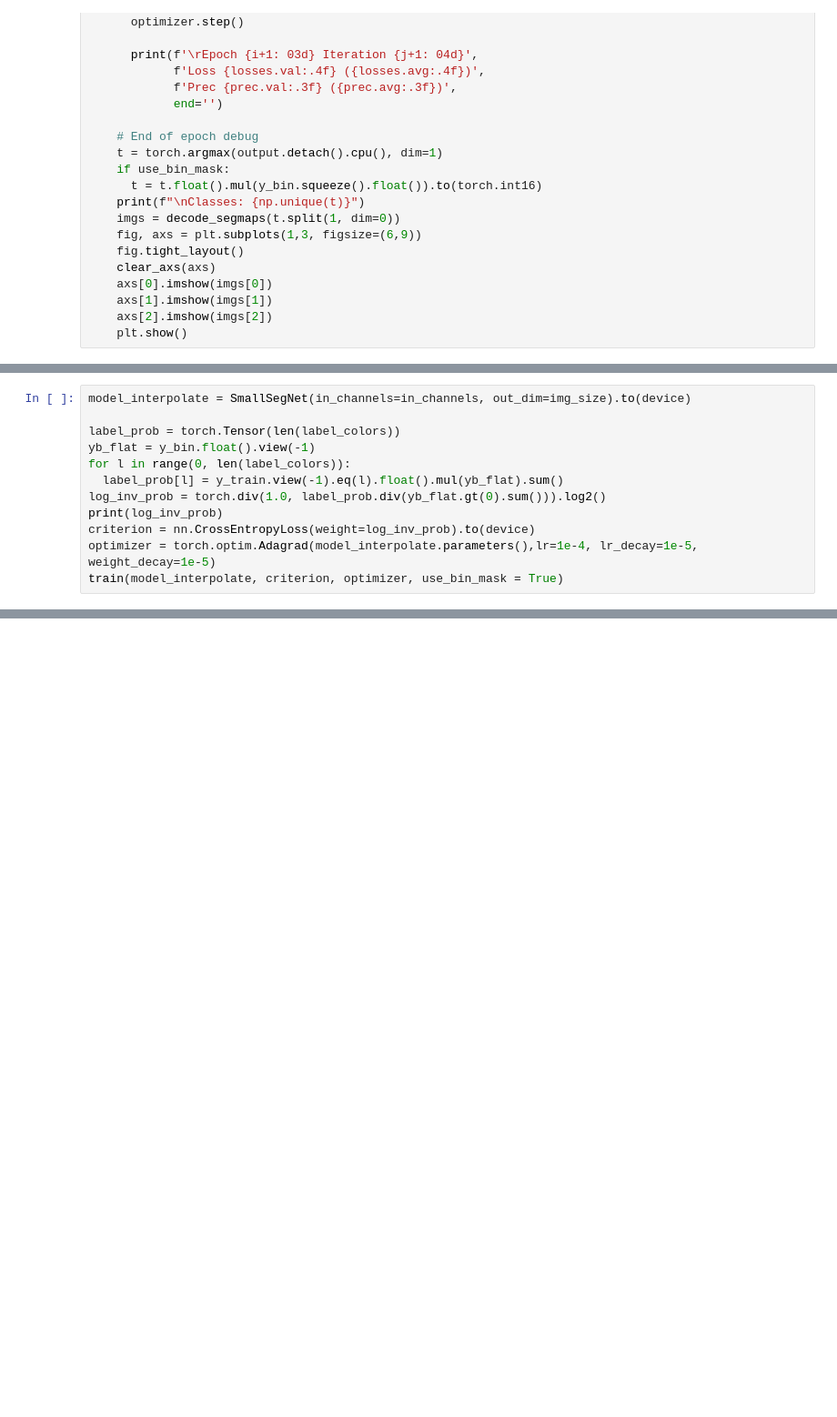
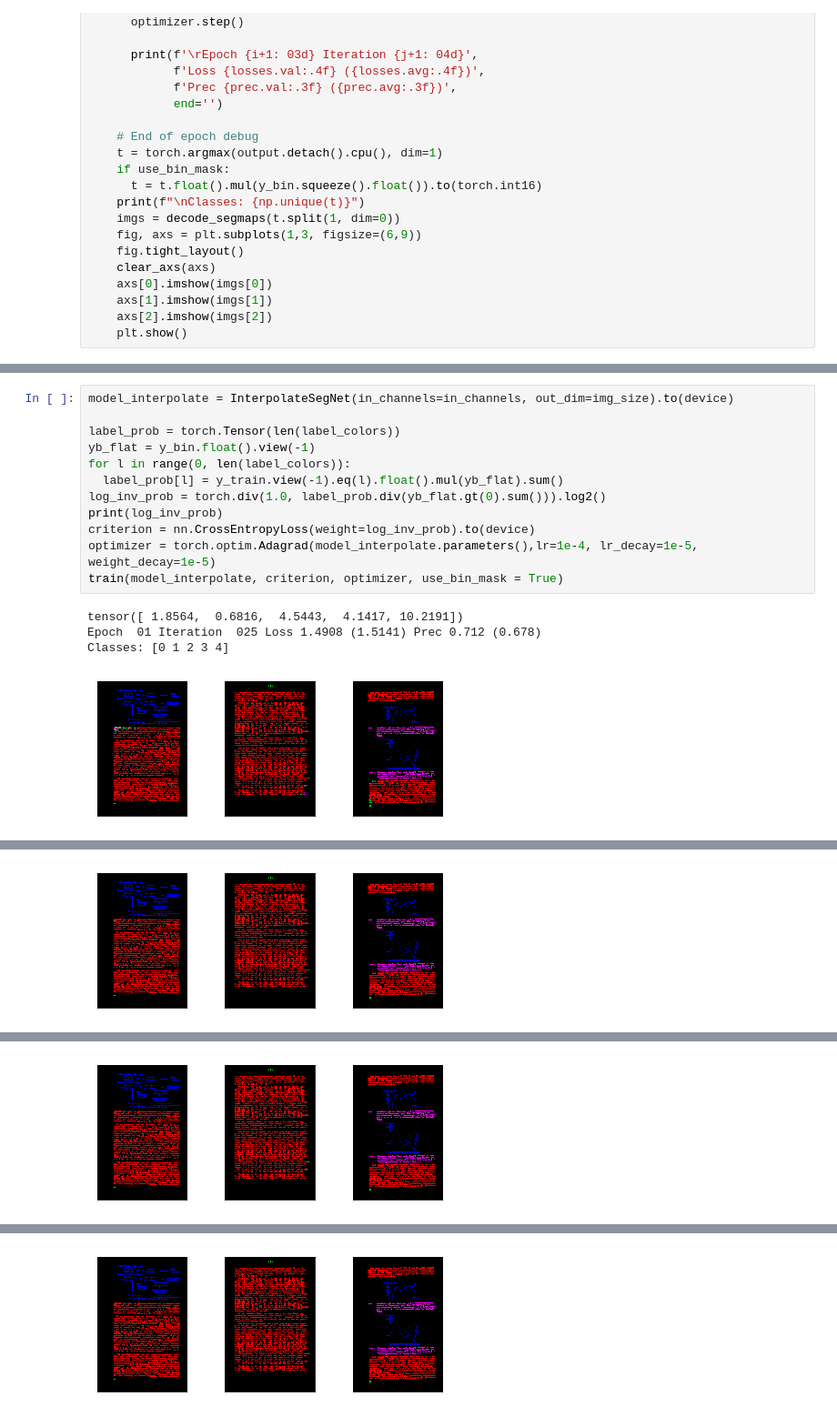
Before and after one commit to m-stoeckel/biofid-document-image-segmentation, a Jupyter notebook: DocumentImageSegementation.ipynb, the cells around one changed output, grey strips where cells are left out. Shown at 91% size. Cells and saved outputs as stored; diff of their text form; blank space fills up the shorter version.

```diff
--- a/DocumentImageSegementation.ipynb
+++ b/DocumentImageSegementation.ipynb
@@ -741,12 +654,17 @@ plt.show()
 # %%
-model_interpolate = SmallSegNet(in_channels=in_channels, out_dim=img_size).to(device)
+model_interpolate = InterpolateSegNet(in_channels=in_channels, out_dim=img_size).to(device)
 
 label_prob = torch.Tensor(len(label_colors))
 yb_flat = y_bin.float().view(-1)
 for l in range(0, len(label_colors)):
   label_prob[l] = y_train.view(-1).eq(l).float().mul(yb_flat).sum()
 log_inv_prob = torch.div(1.0, label_prob.div(yb_flat.gt(0).sum())).log2()
 print(log_inv_prob)
 criterion = nn.CrossEntropyLoss(weight=log_inv_prob).to(device)
 optimizer = torch.optim.Adagrad(model_interpolate.parameters(),lr=1e-4, lr_decay=1e-5, weight_decay=1e-5)
 train(model_interpolate, criterion, optimizer, use_bin_mask = True)
+# %% [output]
+tensor([ 1.8564,  0.6816,  4.5443,  4.1417, 10.2191])
+Epoch  01 Iteration  025 Loss 1.4908 (1.5141) Prec 0.712 (0.678)
+Classes: [0 1 2 3 4]
+[figure, added]
@@ -752,0 +673 @@ train(model_interpolate, criterion, optimizer, use_bin_mask = True)
+[figure, added]
@@ -752,0 +676 @@ train(model_interpolate, criterion, optimizer, use_bin_mask = True)
+[figure, added]
@@ -753,3 +679,4 @@ train(model_interpolate, criterion, optimizer, use_bin_mask = True)
+[figure, added]
 # %%
 model = model_interpolate
 model.eval()
```
Also changed, not shown: parts of 8 cells of this notebook.
